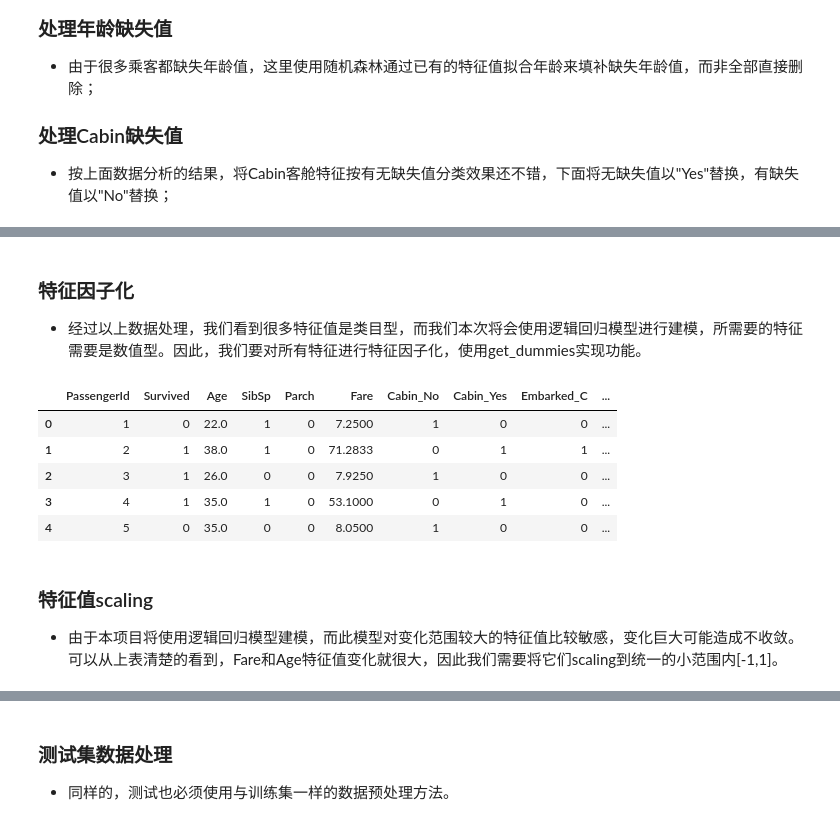
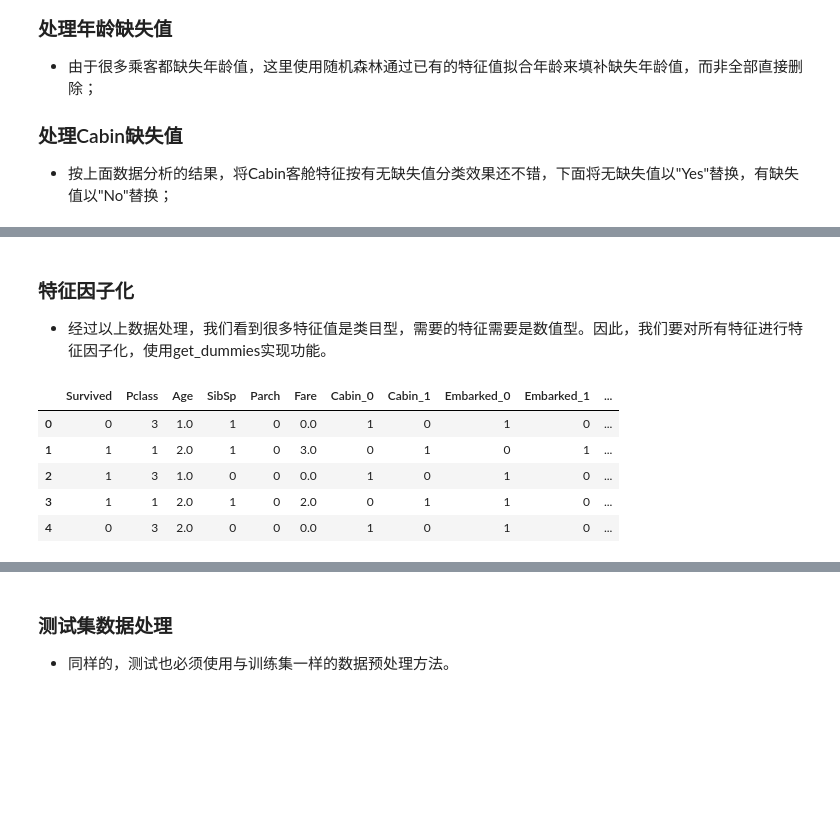
Before and after one commit to xiaoyusmd/taitanic_prediction, a Jupyter notebook: 泰坦尼克号生还者预测分析.ipynb, the cells around one changed output, grey strips where cells are left out. Drawn from its saved outputs; the diff is of its cells as text; code cells hidden in the pictures; blank space fills up the shorter version.

```diff
--- a/泰坦尼克号生还者预测分析.ipynb
+++ b/泰坦尼克号生还者预测分析.ipynb
@@ -209,7 +233,7 @@ fig = plt.figure()
 # 客舱种类太多，因此将客舱先以有无信息来分类
 Survived_cabin = data_train.Survived[pd.notnull(data_train.Cabin)].value_counts()
 Survived_nocabin = data_train.Survived[pd.isnull(data_train.Cabin)].value_counts()
-df=pd.DataFrame({u'有':Survived_cabin, u'无':Survived_nocabin}).transpose()
+df=pd.DataFrame({u'有':Survived_cabin, u'无':Survived_nocabin})
 df.plot(kind='bar')
 plt.title(u"按Cabin有无看获救情况")
 plt.xlabel(u"Cabin有无")
@@ -232,8 +323,6 @@ plt.show()
 
 - 按上面数据分析的结果，将Cabin客舱特征按有无缺失值分类效果还不错，下面将无缺失值以"Yes"替换，有缺失值以"No"替换；
 # %%
-from sklearn.ensemble import RandomForestRegressor
-
 ### 使用 RandomForestClassifier 填补缺失的年龄属性
 def set_missing_ages(df):
 
@@ -267,6 +356,7 @@ def set_Cabin_type(df):
     df.loc[ (df.Cabin.isnull()), 'Cabin' ] = "No"
     return df
 
+
 data_train, rfr = set_missing_ages(data_train)
-data_train = set_Cabin_type(data_train)
-data_train.head()
+for data in full_data:
+    data = set_Cabin_type(data)
@@ -279,0 +363,17 @@ data_train.head()
+# %%
+# 填补训练集Embarked缺失值
+# data_train.loc[ (data_train.Embarked.isnull()), 'Embarked' ] = 'S'
+data_train['Embarked'].fillna('S', inplace=True)
+
+# 填补测试集Fare缺失值
+data_test.loc[ (data_test.Fare.isnull()), 'Fare' ] = 0
+
+# 接着我们对test_data做和train_data中一致的特征变换
+# 首先用同样的RandomForestRegressor模型填上丢失的年龄
+tmp_df = data_test[['Age','Fare', 'Parch', 'SibSp', 'Pclass']]
+null_age = tmp_df[data_test.Age.isnull()].as_matrix()
+
+# 根据特征属性X预测年龄并补上
+X = null_age[:, 1:]
+predictedAges = rfr.predict(X)
+data_test.loc[ (data_test.Age.isnull()), 'Age' ] = predictedAges
@@ -280,27 +461,24 @@ data_train.head()
 # %% [markdown]
 ### 特征因子化
-- 经过以上数据处理，我们看到很多特征值是类目型，而我们本次将会使用逻辑回归模型进行建模，所需要的特征需要是数值型。因此，我们要对所有特征进行特征因子化，使用get_dummies实现功能。
+- 经过以上数据处理，我们看到很多特征值是类目型，需要的特征需要是数值型。因此，我们要对所有特征进行特征因子化，使用get_dummies实现功能。
 # %%
-# 对Cabin、Embarked、Sex、Pclass进行特征因子化操作
+# 对Cabin、Embarked、Sex、Name进行特征因子化操作
 dummies_Cabin = pd.get_dummies(data_train['Cabin'], prefix= 'Cabin')
 dummies_Embarked = pd.get_dummies(data_train['Embarked'], prefix= 'Embarked')
 dummies_Sex = pd.get_dummies(data_train['Sex'], prefix= 'Sex')
-dummies_Pclass = pd.get_dummies(data_train['Pclass'], prefix= 'Pclass')
+dummies_Name = pd.get_dummies(data_train['Name'], prefix= 'Name')
 
 # 将特征因子化后的特征信息拼接到原始data_train表上
-df = pd.concat([data_train, dummies_Cabin, dummies_Embarked, dummies_Sex, dummies_Pclass], axis=1)
+df = pd.concat([data_train, dummies_Cabin, dummies_Embarked, dummies_Sex, dummies_Name], axis=1)
 
 # 删除特征因子化之前的特征值和无法因子化的特征值 Name
-df.drop(['Pclass', 'Name', 'Sex', 'Ticket', 'Cabin', 'Embarked'], axis=1, inplace=True)
+df.drop(['PassengerId', 'Name', 'Sex', 'Cabin', 'Embarked'], axis=1, inplace=True)
+
 df.head()
 # %% [output]
-|  | PassengerId | Survived | Age | SibSp | Parch | Fare | Cabin_No | Cabin_Yes | Embarked_C | ... |
-| 0 | 1 | 0 | 22.0 | 1 | 0 | 7.2500 | 1 | 0 | 0 | ... |
-| 1 | 2 | 1 | 38.0 | 1 | 0 | 71.2833 | 0 | 1 | 1 | ... |
-| 2 | 3 | 1 | 26.0 | 0 | 0 | 7.9250 | 1 | 0 | 0 | ... |
-| 3 | 4 | 1 | 35.0 | 1 | 0 | 53.1000 | 0 | 1 | 0 | ... |
-| 4 | 5 | 0 | 35.0 | 0 | 0 | 8.0500 | 1 | 0 | 0 | ... |
+|  | Survived | Pclass | Age | SibSp | Parch | Fare | Cabin_0 | Cabin_1 | Embarked_0 | Embarked_1 | ... |
+| 0 | 0 | 3 | 1.0 | 1 | 0 | 0.0 | 1 | 0 | 1 | 0 | ... |
+| 1 | 1 | 1 | 2.0 | 1 | 0 | 3.0 | 0 | 1 | 0 | 1 | ... |
+| 2 | 1 | 3 | 1.0 | 0 | 0 | 0.0 | 1 | 0 | 1 | 0 | ... |
+| 3 | 1 | 1 | 2.0 | 1 | 0 | 2.0 | 0 | 1 | 1 | 0 | ... |
+| 4 | 0 | 3 | 2.0 | 0 | 0 | 0.0 | 1 | 0 | 1 | 0 | ... |
-# %% [markdown]
-### 特征值scaling
-
-- 由于本项目将使用逻辑回归模型建模，而此模型对变化范围较大的特征值比较敏感，变化巨大可能造成不收敛。可以从上表清楚的看到，Fare和Age特征值变化就很大，因此我们需要将它们scaling到统一的小范围内[-1,1]。
```
Also changed, not shown: parts of 50 cells of this notebook.
